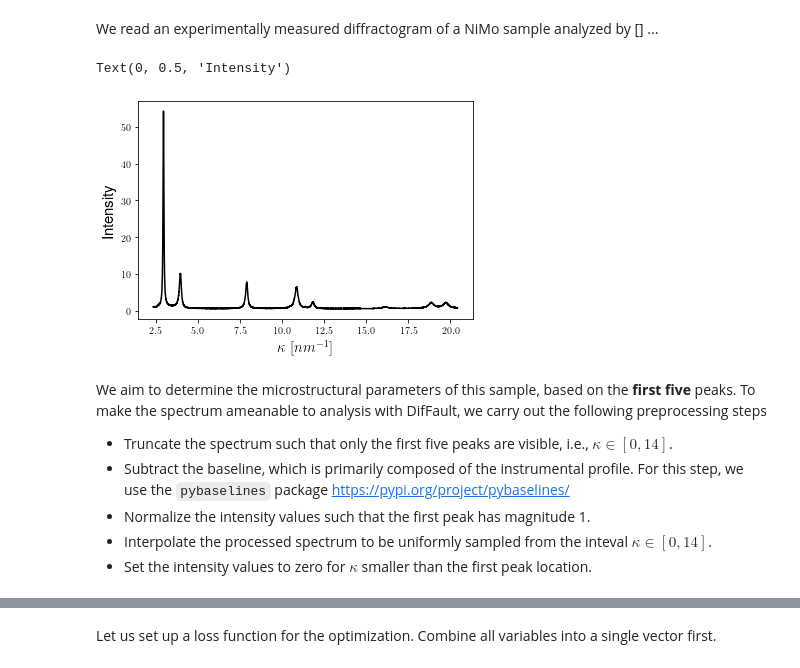
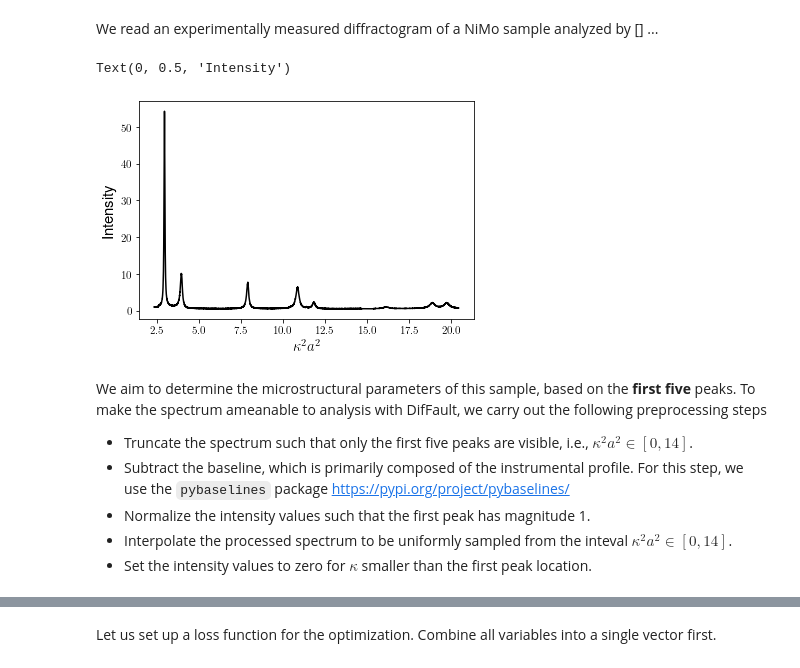
Before and after one commit to balintkaszas/DifFault, a Jupyter notebook: examples/regression_NiMo.ipynb, the cells around one changed output, grey strips where cells are left out. Saved outputs shown, nothing was run; the diff lists cells and outputs as text; code cells hidden in the pictures.

````diff
--- a/examples/regression_NiMo.ipynb
+++ b/examples/regression_NiMo.ipynb
@@ -80,18 +88,18 @@ We read an experimentally measured diffractogram of a NiMo sample analyzed by []
 # %%
 sample = np.loadtxt('benchmark_spectra/NiMo_sample.dat')
 plt.plot(sample[:,0], sample[:,1], '-', c='black')
-plt.xlabel('$\kappa$ $[nm^{-1}]$', fontsize = 15)
+plt.xlabel('$\kappa^2 a^2$', fontsize = 15)
 plt.ylabel('Intensity', fontsize = 15)
 # %% [output]
 Text(0, 0.5, 'Intensity')
-[figure, old version]
+[figure, new version]
 # %% [markdown]
 We aim to determine the microstructural parameters of this sample, based on the __first five__ peaks. To make the spectrum ameanable to analysis with DifFault, we carry out the following preprocessing steps
 
-- Truncate the spectrum such that only the first five peaks are visible, i.e., $\kappa \in[0, 14]$.
+- Truncate the spectrum such that only the first five peaks are visible, i.e., $\kappa^2a^2 \in[0, 14]$.
 - Subtract the baseline, which is primarily composed of the instrumental profile. For this step, we use the ```pybaselines``` package https://pypi.org/project/pybaselines/
 - Normalize the intensity values such that the first peak has magnitude 1.
-- Interpolate the processed spectrum to be uniformly sampled from the inteval $\kappa \in[0, 14]$.
+- Interpolate the processed spectrum to be uniformly sampled from the inteval $\kappa^2a^2 \in[0, 14]$.
 - Set the intensity values to zero for $\kappa$ smaller than the first peak location.
 # %%
 def truncate_spectrum(kappa, intensity, domain):
````
Also changed, not shown: parts of 26 cells of this notebook, 3 other files.
